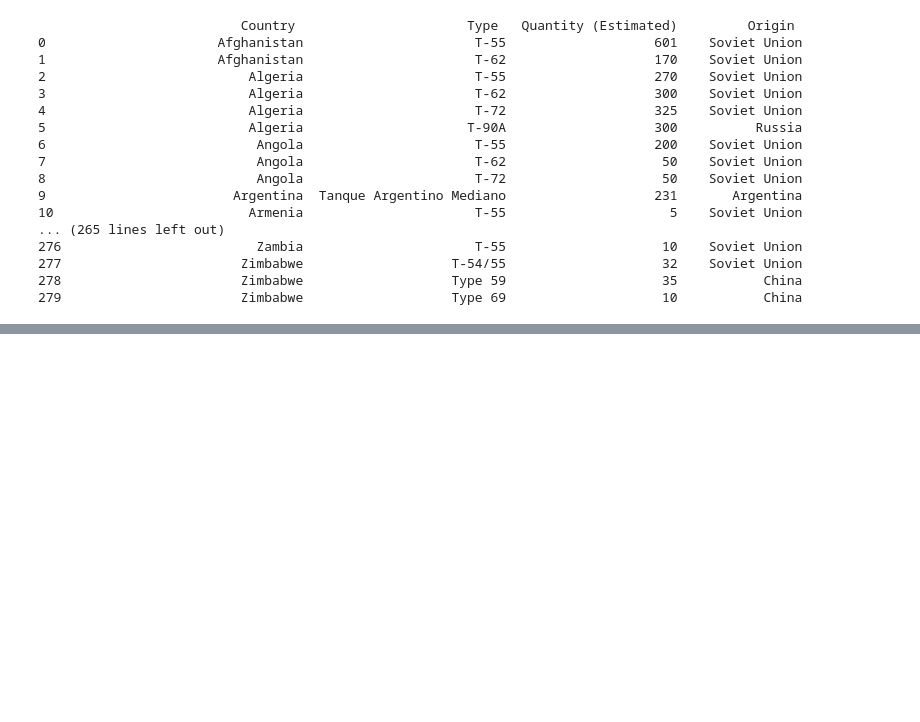
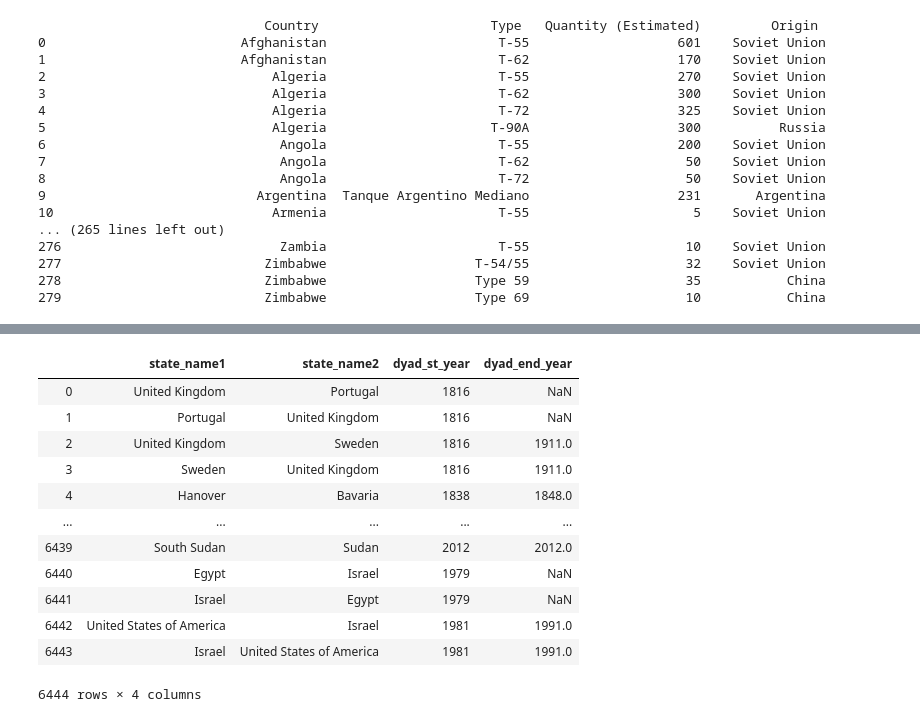
Before and after one commit to moniszcz/TASS, a Jupyter notebook: data-manipulation/web_scraping.ipynb, the cells around one changed output, grey strips where cells are left out. Saved outputs shown, nothing was run; the diff lists cells and outputs as text; code cells hidden in the pictures; blank space fills up the shorter version.

Commit message:
Add tables in database

```diff
--- a/data-manipulation/web_scraping.ipynb
+++ b/data-manipulation/web_scraping.ipynb
@@ -144,0 +154,20 @@ print(sorted(set(C)))
+# %%
+#import alliance dataset
+import os
+os.getcwd()
+df1 = pd.read_csv("alliance_v4.1_by_directed.csv", dtype = {"dyad_st_year": int}, usecols = ['state_name1', 'state_name2', 'dyad_st_year', 'dyad_end_year'] )
+df1
+# %% [output]
+|  | state_name1 | state_name2 | dyad_st_year | dyad_end_year |
+| 0 | United Kingdom | Portugal | 1816 | NaN |
+| 1 | Portugal | United Kingdom | 1816 | NaN |
+| 2 | United Kingdom | Sweden | 1816 | 1911.0 |
+| 3 | Sweden | United Kingdom | 1816 | 1911.0 |
+| 4 | Hanover | Bavaria | 1838 | 1848.0 |
+| ... | ... | ... | ... | ... |
+| 6439 | South Sudan | Sudan | 2012 | 2012.0 |
+| 6440 | Egypt | Israel | 1979 | NaN |
+| 6441 | Israel | Egypt | 1979 | NaN |
+| 6442 | United States of America | Israel | 1981 | 1991.0 |
+| 6443 | Israel | United States of America | 1981 | 1991.0 |
+6444 rows × 4 columns
```
Also changed, not shown: parts of 17 cells of this notebook, 10 other files.
